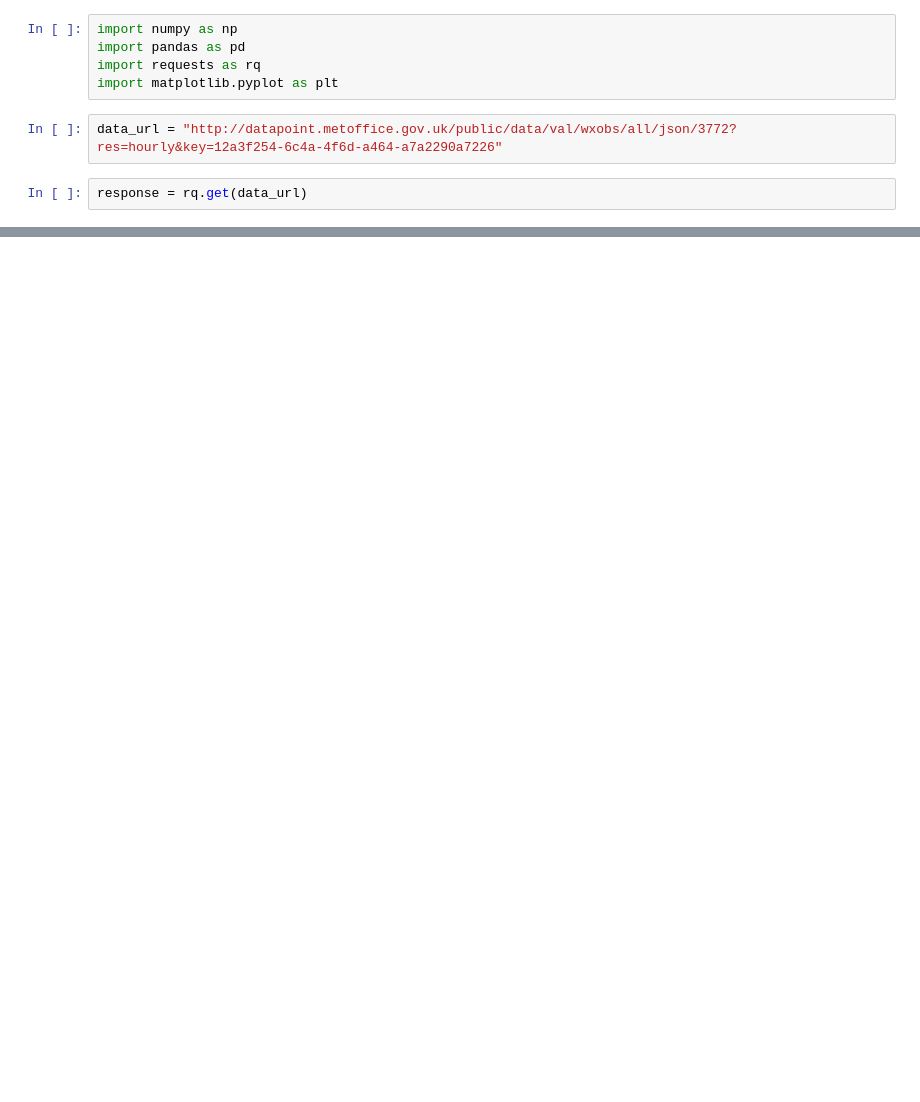
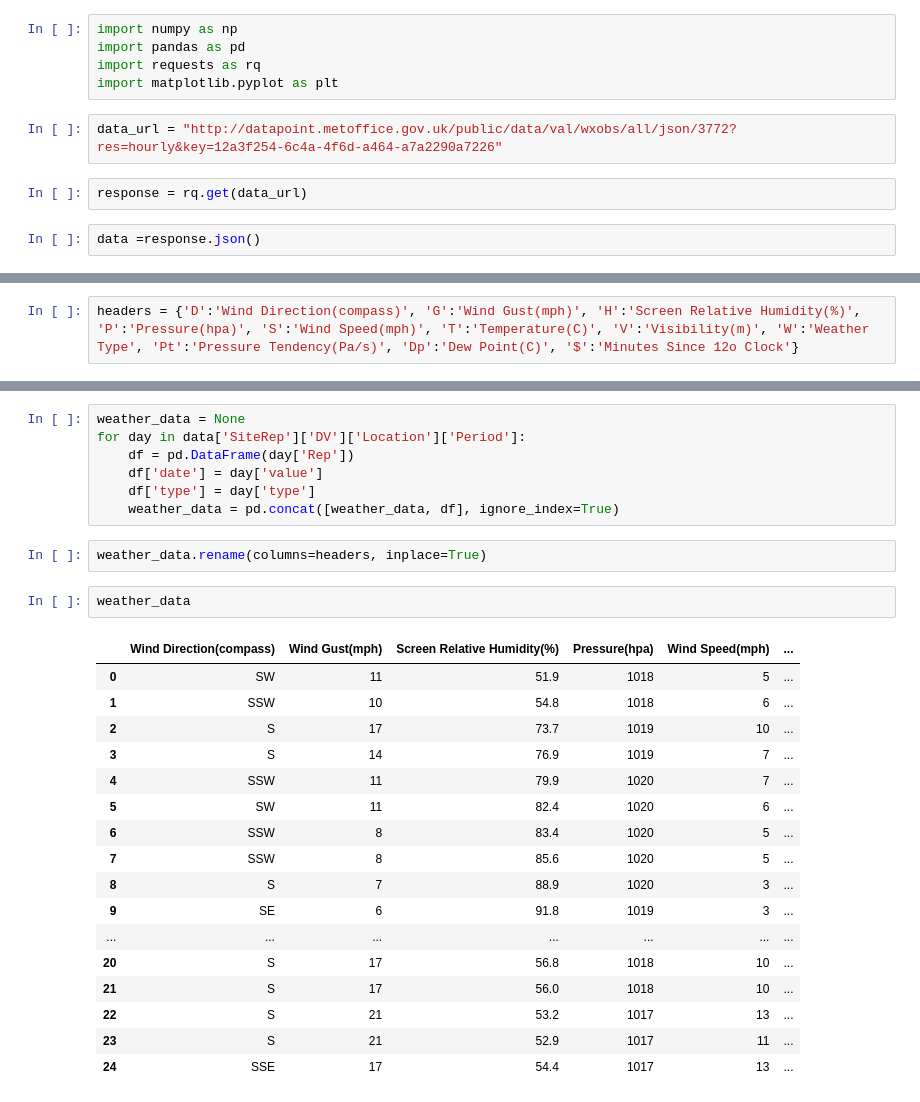
Before and after one commit to jayasooryantm/weather-prediction, a Jupyter notebook: Version 1.ipynb, the cells around one changed output, grey strips where cells are left out. Cells and saved outputs as stored; diff of their text form; blank space fills up the shorter version.

Commit message:
data fetching and preparing v1

```diff
--- a/Version 1.ipynb
+++ b/Version 1.ipynb
@@ -7,3 +7,5 @@ import matplotlib.pyplot as plt
 data_url = "http://datapoint.metoffice.gov.uk/public/data/val/wxobs/all/json/3772?res=hourly&key=12a3f254-6c4a-4f6d-a464-a7a2290a7226"
 # %%
 response = rq.get(data_url)
+# %%
+data =response.json()
@@ -9,0 +72,2 @@ response = rq.get(data_url)
+# %%
+headers = {'D':'Wind Direction(compass)', 'G':'Wind Gust(mph)', 'H':'Screen Relative Humidity(%)', 'P':'Pressure(hpa)', 'S':'Wind Speed(mph)', 'T':'Temperature(C)', 'V':'Visibility(m)', 'W':'Weather Type', 'Pt':'Pressure Tendency(Pa/s)', 'Dp':'Dew Point(C)', '$':'Minutes Since 12o Clock'}
@@ -9,0 +94,29 @@ response = rq.get(data_url)
+# %%
+weather_data = None
+for day in data['SiteRep']['DV']['Location']['Period']:
+    df = pd.DataFrame(day['Rep'])
+    df['date'] = day['value']
+    df['type'] = day['type']
+    weather_data = pd.concat([weather_data, df], ignore_index=True)
+# %%
+weather_data.rename(columns=headers, inplace=True)
+# %%
+weather_data
+# %% [output]
+|  | Wind Direction(compass) | Wind Gust(mph) | Screen Relative Humidity(%) | Pressure(hpa) | Wind Speed(mph) | ... |
+| 0 | SW | 11 | 51.9 | 1018 | 5 | ... |
+| 1 | SSW | 10 | 54.8 | 1018 | 6 | ... |
+| 2 | S | 17 | 73.7 | 1019 | 10 | ... |
+| 3 | S | 14 | 76.9 | 1019 | 7 | ... |
+| 4 | SSW | 11 | 79.9 | 1020 | 7 | ... |
+| 5 | SW | 11 | 82.4 | 1020 | 6 | ... |
+| 6 | SSW | 8 | 83.4 | 1020 | 5 | ... |
+| 7 | SSW | 8 | 85.6 | 1020 | 5 | ... |
+| 8 | S | 7 | 88.9 | 1020 | 3 | ... |
+| 9 | SE | 6 | 91.8 | 1019 | 3 | ... |
+| ... | ... | ... | ... | ... | ... | ... |
+| 20 | S | 17 | 56.8 | 1018 | 10 | ... |
+| 21 | S | 17 | 56.0 | 1018 | 10 | ... |
+| 22 | S | 21 | 53.2 | 1017 | 13 | ... |
+| 23 | S | 21 | 52.9 | 1017 | 11 | ... |
+| 24 | SSE | 17 | 54.4 | 1017 | 13 | ... |
```
Also changed, not shown: parts of 4 cells of this notebook.
